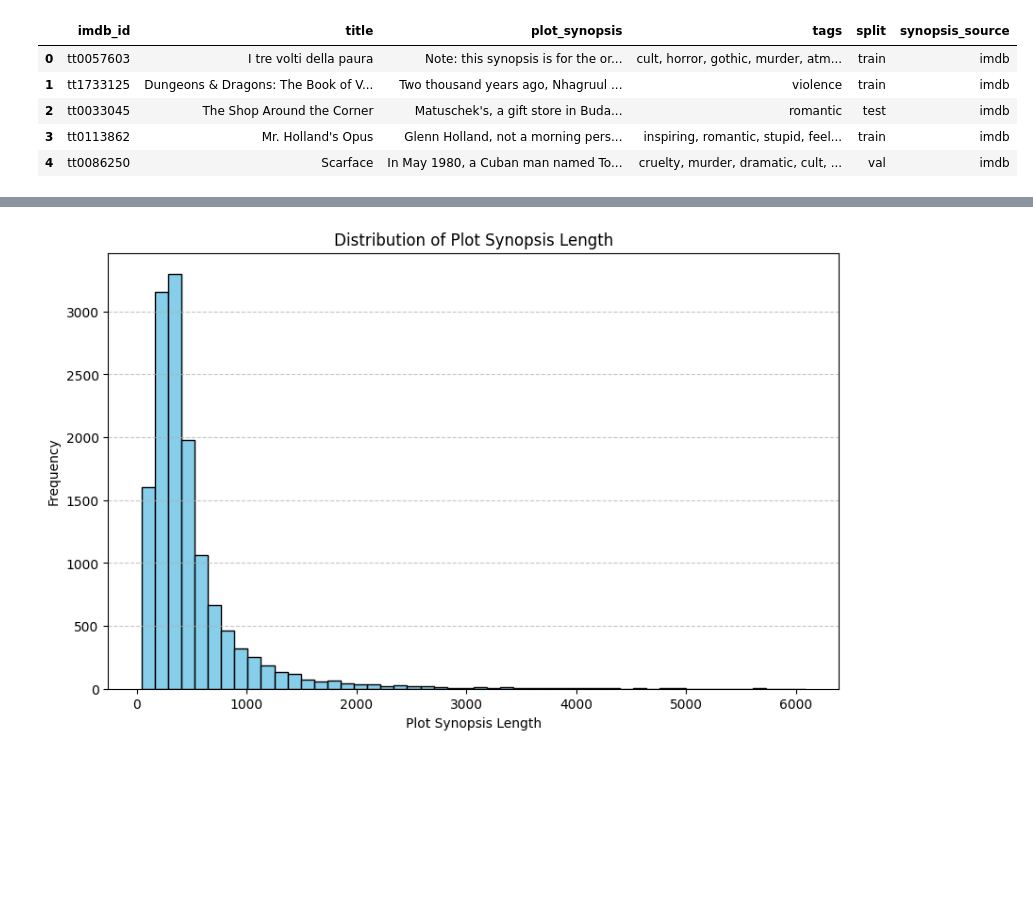
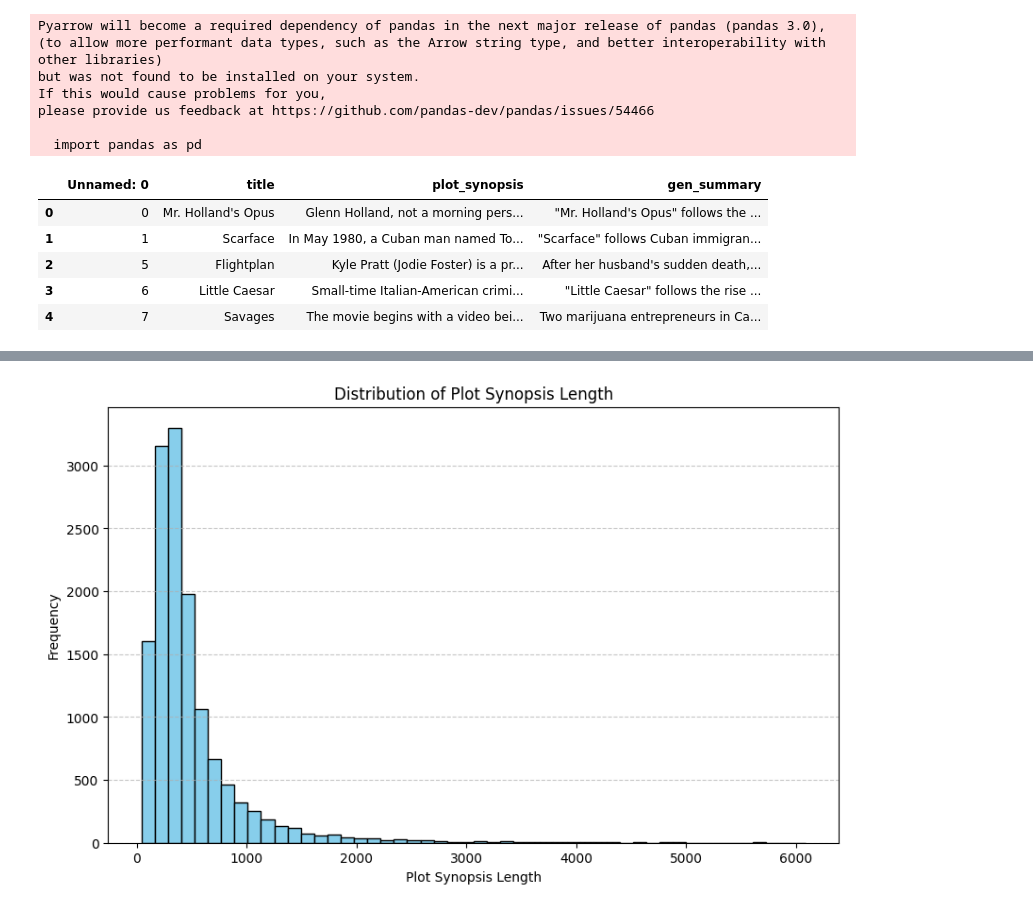
Before and after one commit to rossnorman11/movie_recommendation_GPT, a Jupyter notebook: notebooks/oscarjp7_preprocessing.ipynb, the cells around one changed output, grey strips where cells are left out. Saved outputs shown, nothing was run; the diff lists cells and outputs as text; code cells hidden in the pictures; blank space fills up the shorter version.

```diff
--- a/notebooks/oscarjp7_preprocessing.ipynb
+++ b/notebooks/oscarjp7_preprocessing.ipynb
@@ -1,18 +1,25 @@
 # %%
 import pandas as pd
 
 
-df = pd.read_csv('../raw_data/mpst_full_data.csv')
+df = pd.read_csv('movie_with_summary.csv')
 
 
 df.head()
 # %% [output]
+Pyarrow will become a required dependency of pandas in the next major release of pandas (pandas 3.0),
+(to allow more performant data types, such as the Arrow string type, and better interoperability with other libraries)
+but was not found to be installed on your system.
+If this would cause problems for you,
+please provide us feedback at https://github.com/pandas-dev/pandas/issues/54466
+
+  import pandas as pd
-|  | imdb_id | title | plot_synopsis | tags | split | synopsis_source |
-| 0 | tt0057603 | I tre volti della paura | Note: this synopsis is for the or... | cult, horror, gothic, murder, atm... | train | imdb |
-| 1 | tt1733125 | Dungeons & Dragons: The Book of V... | Two thousand years ago, Nhagruul ... | violence | train | imdb |
-| 2 | tt0033045 | The Shop Around the Corner | Matuschek's, a gift store in Buda... | romantic | test | imdb |
-| 3 | tt0113862 | Mr. Holland's Opus | Glenn Holland, not a morning pers... | inspiring, romantic, stupid, feel... | train | imdb |
-| 4 | tt0086250 | Scarface | In May 1980, a Cuban man named To... | cruelty, murder, dramatic, cult, ... | val | imdb |
+|  | Unnamed: 0 | title | plot_synopsis | gen_summary |
+| 0 | 0 | Mr. Holland's Opus | Glenn Holland, not a morning pers... | "Mr. Holland's Opus" follows the ... |
+| 1 | 1 | Scarface | In May 1980, a Cuban man named To... | "Scarface" follows Cuban immigran... |
+| 2 | 5 | Flightplan | Kyle Pratt (Jodie Foster) is a pr... | After her husband's sudden death,... |
+| 3 | 6 | Little Caesar | Small-time Italian-American crimi... | "Little Caesar" follows the rise ... |
+| 4 | 7 | Savages | The movie begins with a video bei... | Two marijuana entrepreneurs in Ca... |
 # %%
 import matplotlib.pyplot as plt
 plt.figure(figsize=(10, 6))
```
Also changed, not shown: parts of 13 cells of this notebook, 1 other file.
